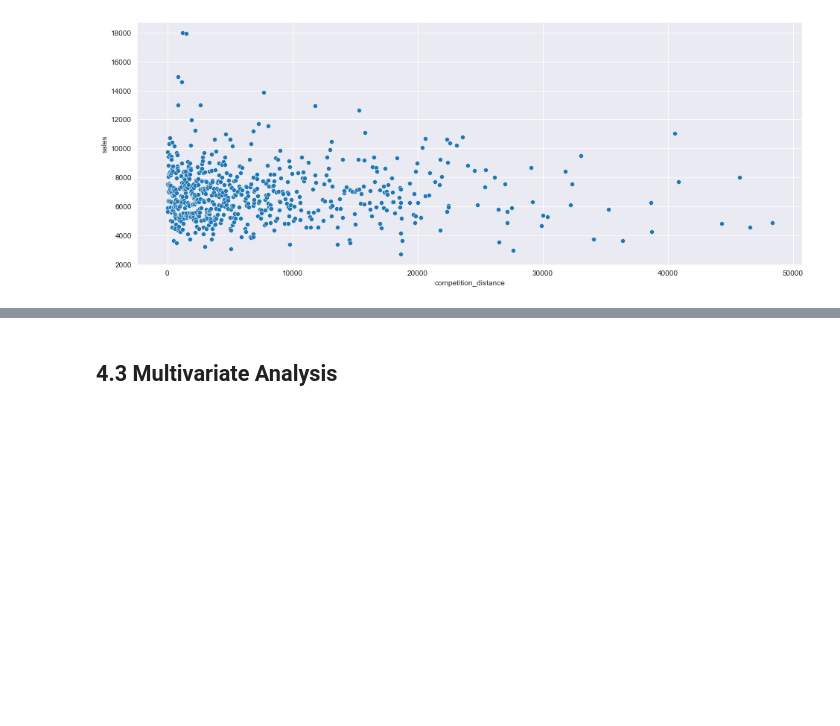
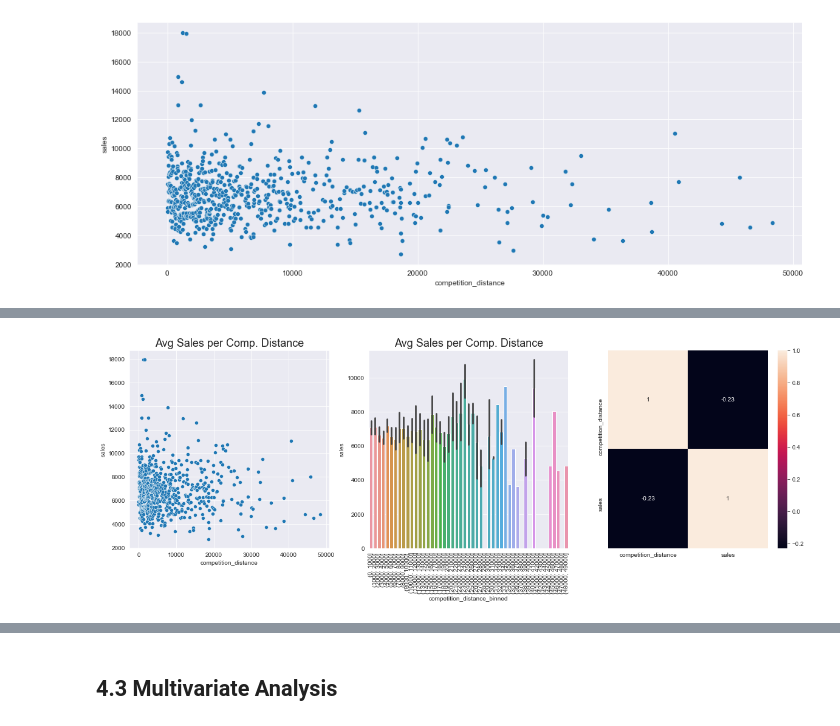
Before and after one commit to felipedmnq/Data-Science-T, a Jupyter notebook: Notebooks/Data_Science_T_M4.ipynb, the cells around one changed output, grey strips where cells are left out. Drawn from its saved outputs; the diff is of its cells as text; code cells hidden in the pictures; blank space fills up the shorter version.

```diff
--- a/Notebooks/Data_Science_T_M4.ipynb
+++ b/Notebooks/Data_Science_T_M4.ipynb
@@ -786,0 +811,16 @@ sns.scatterplot(x = 'competition_distance', y = 'sales', data = aux_mean_closer)
+# %%
+plt.figure(figsize = (20, 6))
+
+plt.subplot(1, 3, 1)
+sns.scatterplot(x = 'competition_distance', y = 'sales', data = aux_mean_closer);
+plt.title('Avg Sales per Comp. Distance', fontsize = 18)
+
+plt.subplot(1, 3, 2)
+sns.barplot(x = 'competition_distance_binned', y = 'sales', data = aux_mean_closer);
+plt.title('Avg Sales per Comp. Distance', fontsize = 18)
+plt.xticks(rotation = 90)
+
+plt.subplot(1, 3, 3)
+sns.heatmap(aux_sum.corr(method = 'pearson'), annot = True);
+# %% [output]
+[figure, added]
```
Also changed, not shown: parts of 11 cells of this notebook.
